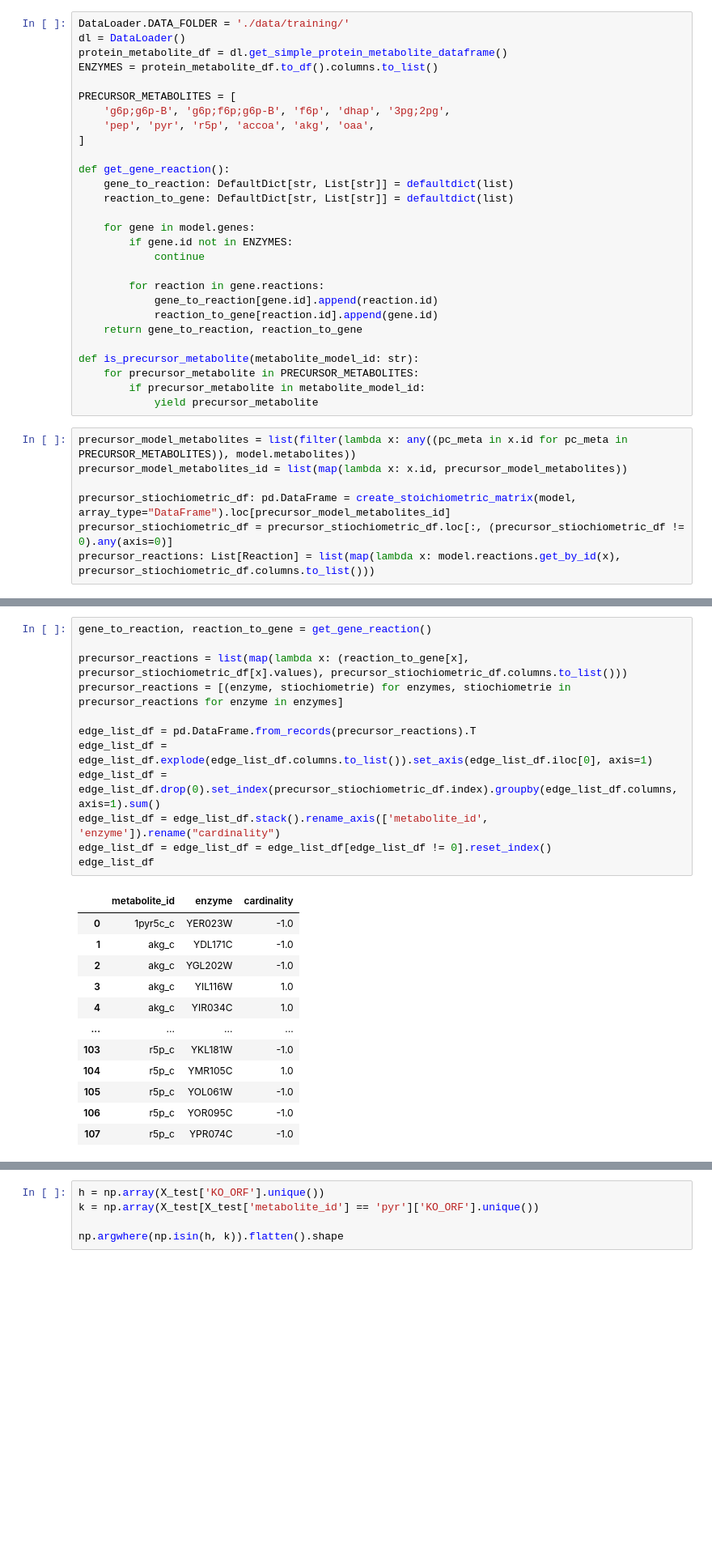
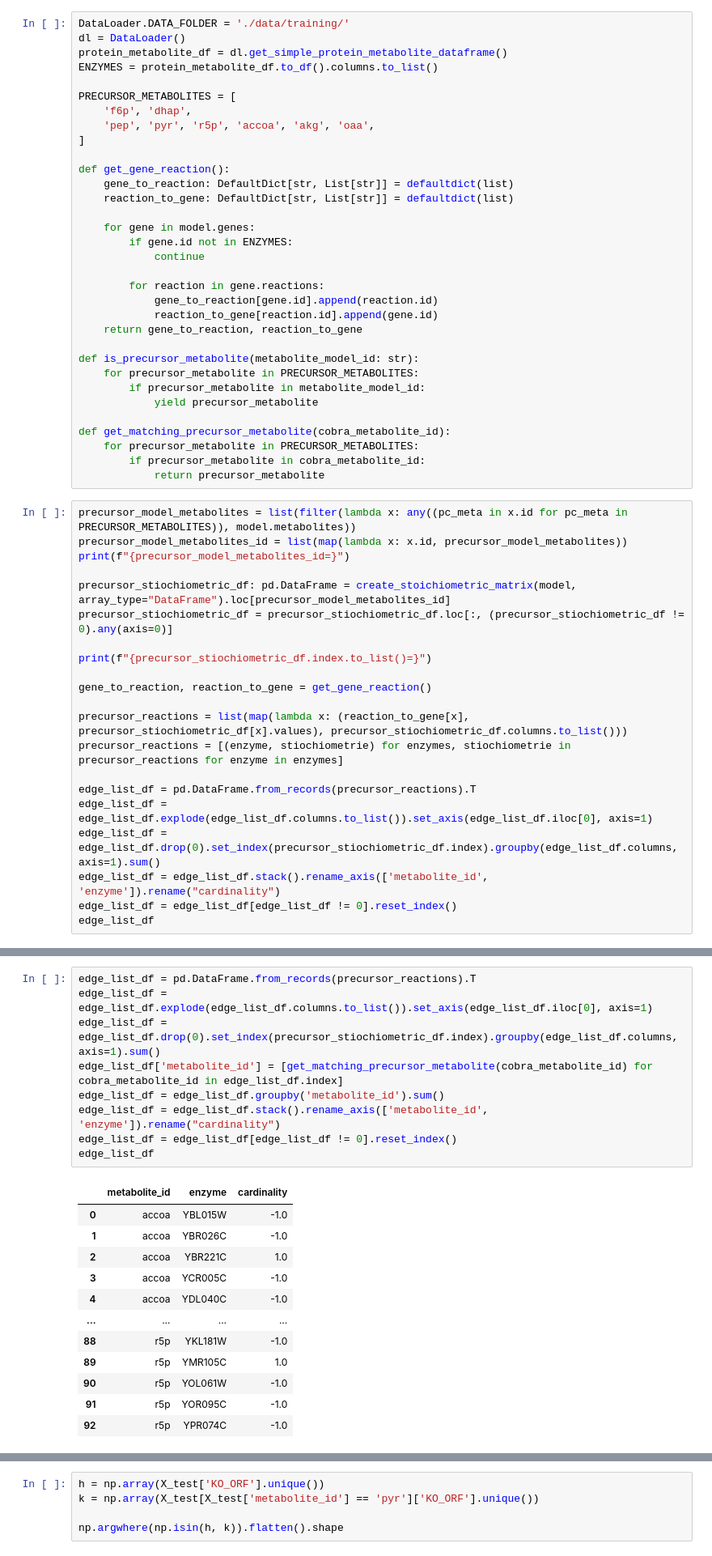
Before and after one commit to trdvangraft/thesis, a Jupyter notebook: metaengineering/collectors/stiochiometric.ipynb, the cells around one changed output, grey strips where cells are left out. Shown at 81% size. Cells and saved outputs as stored; diff of their text form; blank space fills up the shorter version.

```diff
--- a/metaengineering/collectors/stiochiometric.ipynb
+++ b/metaengineering/collectors/stiochiometric.ipynb
@@ -29,7 +32,7 @@ protein_metabolite_df = dl.get_simple_protein_metabolite_dataframe()
 ENZYMES = protein_metabolite_df.to_df().columns.to_list()
 
 PRECURSOR_METABOLITES = [
-    'g6p;g6p-B', 'g6p;f6p;g6p-B', 'f6p', 'dhap', '3pg;2pg',
+    'f6p', 'dhap',
     'pep', 'pyr', 'r5p', 'accoa', 'akg', 'oaa',
 ]
 
@@ -50,10 +53,29 @@ def is_precursor_metabolite(metabolite_model_id: str):
     for precursor_metabolite in PRECURSOR_METABOLITES:
         if precursor_metabolite in metabolite_model_id:
             yield precursor_metabolite
+
+def get_matching_precursor_metabolite(cobra_metabolite_id):
+    for precursor_metabolite in PRECURSOR_METABOLITES:
+        if precursor_metabolite in cobra_metabolite_id:
+            return precursor_metabolite
 # %%
 precursor_model_metabolites = list(filter(lambda x: any((pc_meta in x.id for pc_meta in PRECURSOR_METABOLITES)), model.metabolites))
 precursor_model_metabolites_id = list(map(lambda x: x.id, precursor_model_metabolites))
+print(f"{precursor_model_metabolites_id=}")
 
 precursor_stiochiometric_df: pd.DataFrame = create_stoichiometric_matrix(model, array_type="DataFrame").loc[precursor_model_metabolites_id]
 precursor_stiochiometric_df = precursor_stiochiometric_df.loc[:, (precursor_stiochiometric_df != 0).any(axis=0)]
-precursor_reactions: List[Reaction] = list(map(lambda x: model.reactions.get_by_id(x), precursor_stiochiometric_df.columns.to_list()))
+
+print(f"{precursor_stiochiometric_df.index.to_list()=}")
+
+gene_to_reaction, reaction_to_gene = get_gene_reaction()
+
+precursor_reactions = list(map(lambda x: (reaction_to_gene[x], precursor_stiochiometric_df[x].values), precursor_stiochiometric_df.columns.to_list()))
+precursor_reactions = [(enzyme, stiochiometrie) for enzymes, stiochiometrie in precursor_reactions for enzyme in enzymes]
+
+edge_list_df = pd.DataFrame.from_records(precursor_reactions).T
+edge_list_df = edge_list_df.explode(edge_list_df.columns.to_list()).set_axis(edge_list_df.iloc[0], axis=1)
+edge_list_df = edge_list_df.drop(0).set_index(precursor_stiochiometric_df.index).groupby(edge_list_df.columns, axis=1).sum()
+edge_list_df = edge_list_df.stack().rename_axis(['metabolite_id', 'enzyme']).rename("cardinality")
+edge_list_df = edge_list_df[edge_list_df != 0].reset_index()
+edge_list_df
@@ -64,25 +98,22 @@ False
 # %%
-gene_to_reaction, reaction_to_gene = get_gene_reaction()
-
-precursor_reactions = list(map(lambda x: (reaction_to_gene[x], precursor_stiochiometric_df[x].values), precursor_stiochiometric_df.columns.to_list()))
-precursor_reactions = [(enzyme, stiochiometrie) for enzymes, stiochiometrie in precursor_reactions for enzyme in enzymes]
-
 edge_list_df = pd.DataFrame.from_records(precursor_reactions).T
 edge_list_df = edge_list_df.explode(edge_list_df.columns.to_list()).set_axis(edge_list_df.iloc[0], axis=1)
 edge_list_df = edge_list_df.drop(0).set_index(precursor_stiochiometric_df.index).groupby(edge_list_df.columns, axis=1).sum()
+edge_list_df['metabolite_id'] = [get_matching_precursor_metabolite(cobra_metabolite_id) for cobra_metabolite_id in edge_list_df.index]
+edge_list_df = edge_list_df.groupby('metabolite_id').sum()
 edge_list_df = edge_list_df.stack().rename_axis(['metabolite_id', 'enzyme']).rename("cardinality")
-edge_list_df = edge_list_df = edge_list_df[edge_list_df != 0].reset_index()
+edge_list_df = edge_list_df[edge_list_df != 0].reset_index()
 edge_list_df
 # %% [output]
 |  | metabolite_id | enzyme | cardinality |
-| 0 | 1pyr5c_c | YER023W | -1.0 |
-| 1 | akg_c | YDL171C | -1.0 |
-| 2 | akg_c | YGL202W | -1.0 |
-| 3 | akg_c | YIL116W | 1.0 |
-| 4 | akg_c | YIR034C | 1.0 |
+| 0 | accoa | YBL015W | -1.0 |
+| 1 | accoa | YBR026C | -1.0 |
+| 2 | accoa | YBR221C | 1.0 |
+| 3 | accoa | YCR005C | -1.0 |
+| 4 | accoa | YDL040C | -1.0 |
 | ... | ... | ... | ... |
-| 103 | r5p_c | YKL181W | -1.0 |
-| 104 | r5p_c | YMR105C | 1.0 |
-| 105 | r5p_c | YOL061W | -1.0 |
-| 106 | r5p_c | YOR095C | -1.0 |
-| 107 | r5p_c | YPR074C | -1.0 |
+| 88 | r5p | YKL181W | -1.0 |
+| 89 | r5p | YMR105C | 1.0 |
+| 90 | r5p | YOL061W | -1.0 |
+| 91 | r5p | YOR095C | -1.0 |
+| 92 | r5p | YPR074C | -1.0 |
```
Also changed, not shown: parts of 44 cells of this notebook, 4 other files.
